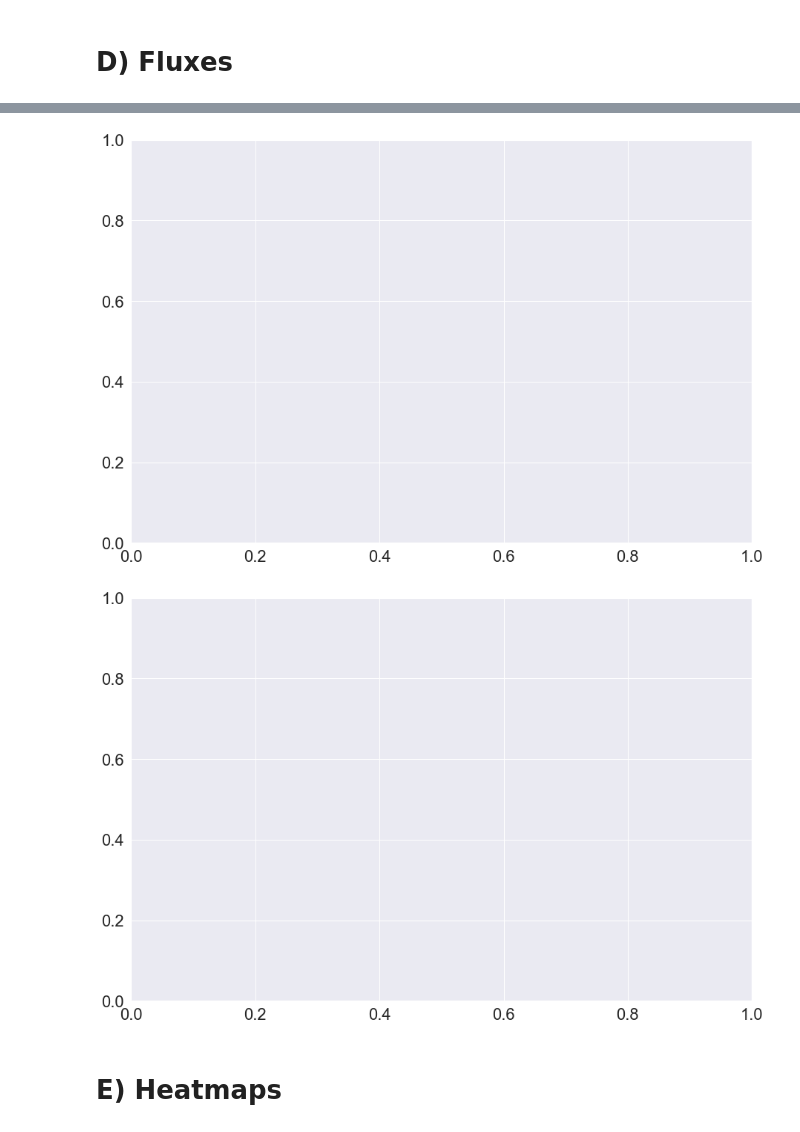
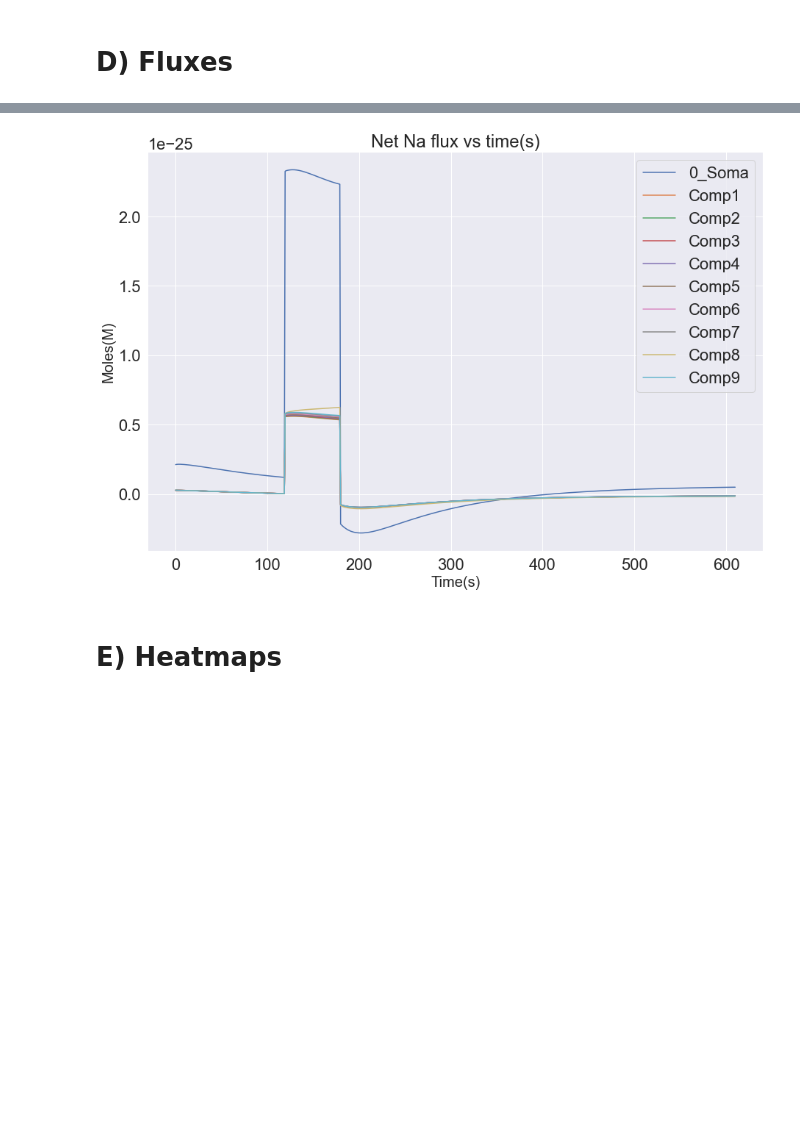
Before and after one commit to TrellixVulnTeam/MSc-Computational-Neuroscience-Repo_ZR8H, a Jupyter notebook: Multicompartment Trials/Graphing_V2.ipynb, the cells around one changed output, grey strips where cells are left out. Drawn from its saved outputs; the diff is of its cells as text; code cells hidden in the pictures; blank space fills up the shorter version.

Commit message:
Experiment F1 & Graphing changes

```diff
--- a/Multicompartment Trials/Graphing_V2.ipynb
+++ b/Multicompartment Trials/Graphing_V2.ipynb
@@ -2401,56 +2652,53 @@ def btn_plot_flux_clicked(b):
 
         for i in range(len(comp_names_arr)):
             temp_arr = []
-            for j in range(1,600-2):
+            for j in range(1,len(t_arr)-2):
                 ed_flux_r,ed_flux_l = 0,0
                 membr_flux = master_arr[i][j][ion_index] * master_arr[i][j][3]
                 if i != 9:
                     ed_flux_r = ED_master_arr[i][j][ion_index_ed]*-1
                 if i != 0:
                     ed_flux_l = ED_master_arr[i-1][j][ion_index_ed]
                 net_flux = membr_flux + ed_flux_r + ed_flux_l
                 temp_arr.append(net_flux)
             flux_arr.append(temp_arr)
 
     elif drp_ion.value == 'X':
         for i in range(len(comp_names_arr)):
             temp_arr = []
-            for j in range(1,intervals-2):
+            for j in range(1,len(t_arr)-2):
                 last_x = master_arr[i][j][7] * master_arr[i][j][3]
                 secondlast_x = master_arr[i][j-1][7] * master_arr[i][j-1][3]
                 x_flux = last_x - secondlast_x
                 temp_arr.append(x_flux)
             flux_arr.append(temp_arr)
-
-    with output_flux:
-
-        output_flux.clear_output()
-        mplt.show()
-        fig_flux, ax = mplt.subplots(figsize=(15,10))
-
-        for k in range(len(flux_arr)):
-            mplt.plot(t_arr[0:-3],flux_arr[k],label=comp_names_arr[k])
-
-        ax.set_xlabel('Time(s)', fontsize=20)
-        ax.set_ylabel('Moles(M)', fontsize=20)
-        ax.set_title('Net ' + drp_ion.value + ' flux vs time(s)')
-        ax.legend()
-
-        sns.despine()
+    output_flux.clear_output()
 
 
 
 
 
+    fig_flux, ax = mplt.subplots(figsize=(15,10))
+
+    for k in range(len(flux_arr)):
+        ax.plot(t_arr[0:-3],flux_arr[k],label=comp_names_arr[k])
+
+    ax.set_xlabel('Time(s)', fontsize=20)
+    ax.set_ylabel('Moles(M)', fontsize=20)
+    ax.set_title('Net ' + drp_ion.value + ' flux vs time(s)')
+    ax.legend()
+
+        #sns.despine()
+        #mplt.show()
+
 
 ###############################################
 
 btn_plot_flux.on_click(btn_plot_flux_clicked)
 # %% [output]
 [interactive output not drawn]
 [interactive output not drawn]
-[figure, old version]
+[figure, new version]
-[figure, removed]
 # %% [markdown]
 # E) Heatmaps
 # %%
```
Also changed, not shown: parts of 17 cells of this notebook, 5 other files.
